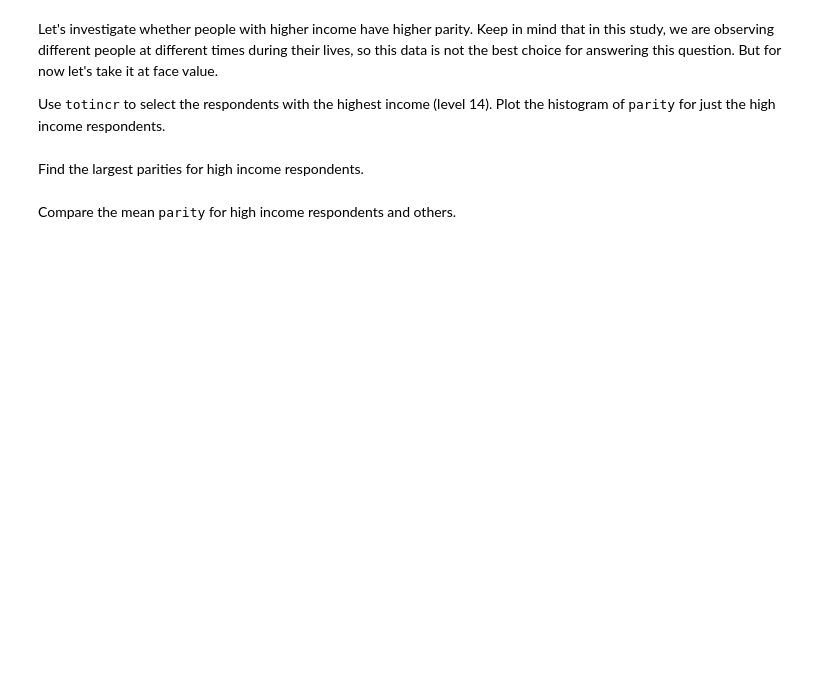
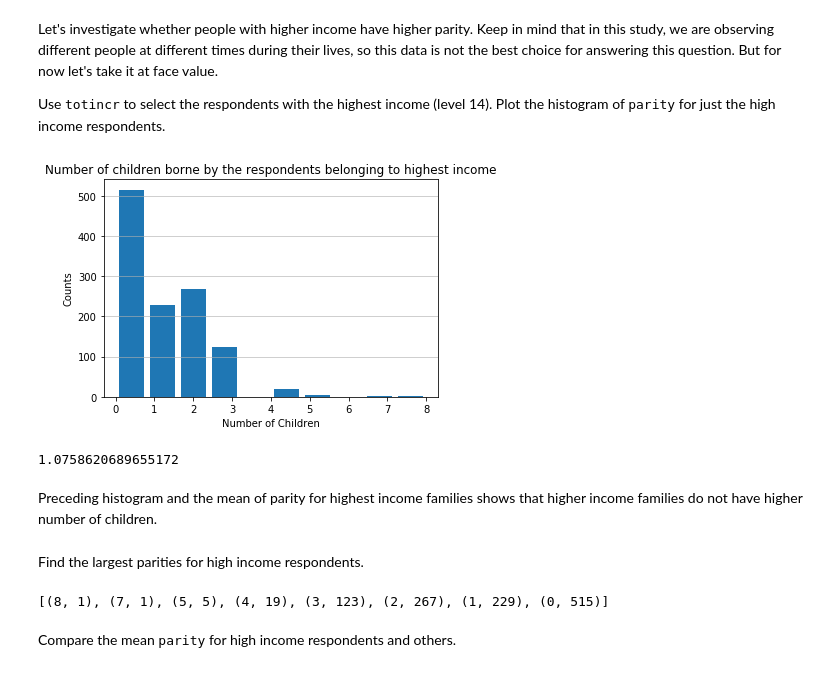
Before and after one commit to dteklavya/ThinkStats2, a Jupyter notebook: code/chap02ex.ipynb, the cells around one changed output. Saved outputs shown, nothing was run; the diff lists cells and outputs as text; code cells hidden in the pictures; blank space fills up the shorter version.

```diff
--- a/code/chap02ex.ipynb
+++ b/code/chap02ex.ipynb
@@ -363,6 +398,31 @@ Use <tt>totincr</tt> to select the respondents with the highest income (level 14
+# %%
+# Solution goes here
+
+hnv = resp[resp.totincr == 14]
+hnv.head()
+
+hnv.parity.plot.hist(rwidth=0.8)
+
+plt.title("Number of children borne by the respondents belonging to highest income")
+plt.ylabel('Counts')
+plt.xlabel('Number of Children')
+plt.grid(axis='y', alpha=0.75)
+plt.show()
+
+print(hnv.parity.mean())
+# %% [output]
+[figure, added]
+1.0758620689655172
+# %% [markdown]
+Preceding histogram and the mean of parity for highest income families shows that higher income families do not have higher number of children.
 # %% [markdown]
 Find the largest parities for high income respondents.
 # %%
 # Solution goes here
+
+hist = thinkstats2.Hist(hnv.parity)
+hist.Largest()
+# %% [output]
+[(8, 1), (7, 1), (5, 5), (4, 19), (3, 123), (2, 267), (1, 229), (0, 515)]
 # %% [markdown]
 Compare the mean <tt>parity</tt> for high income respondents and others.
```
Also changed, not shown: parts of 13 cells of this notebook.
